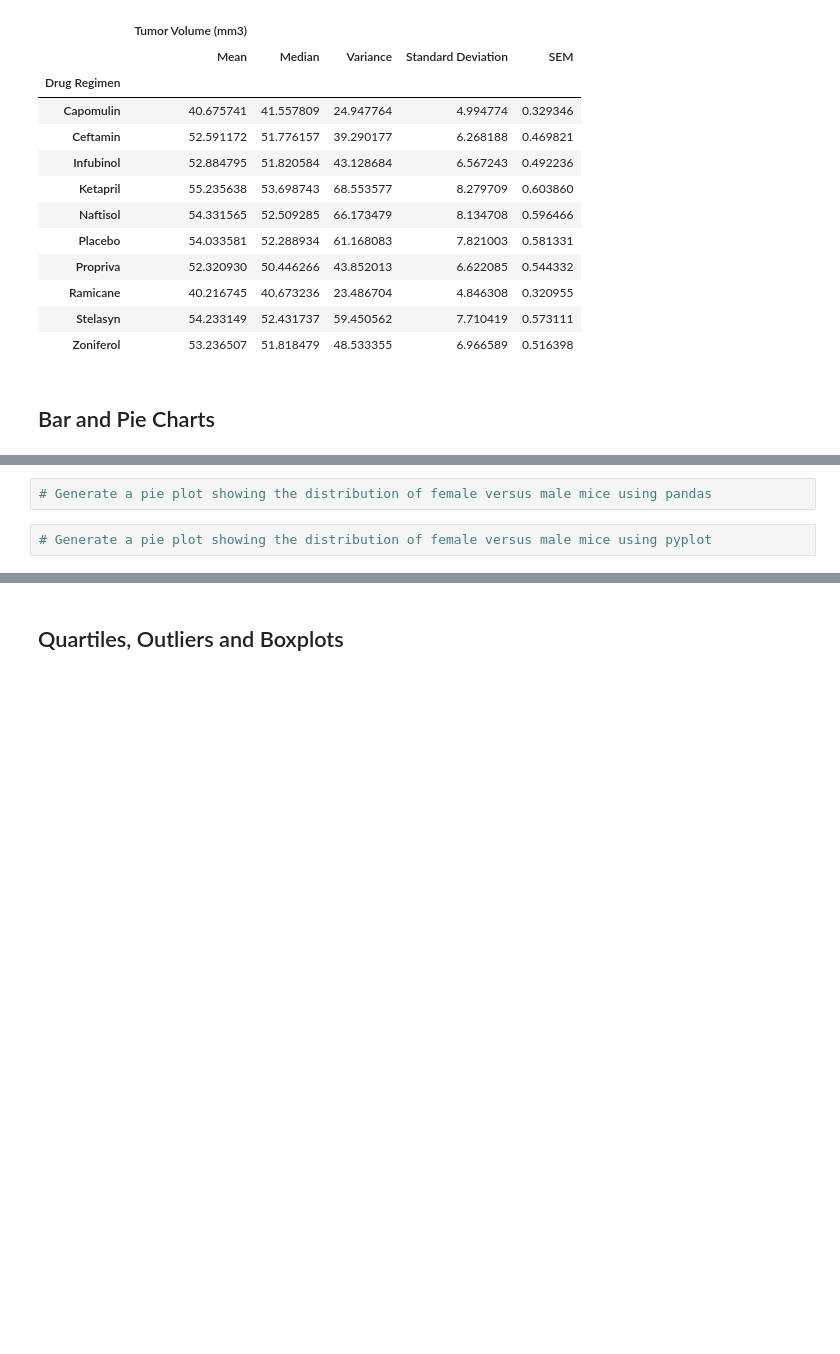
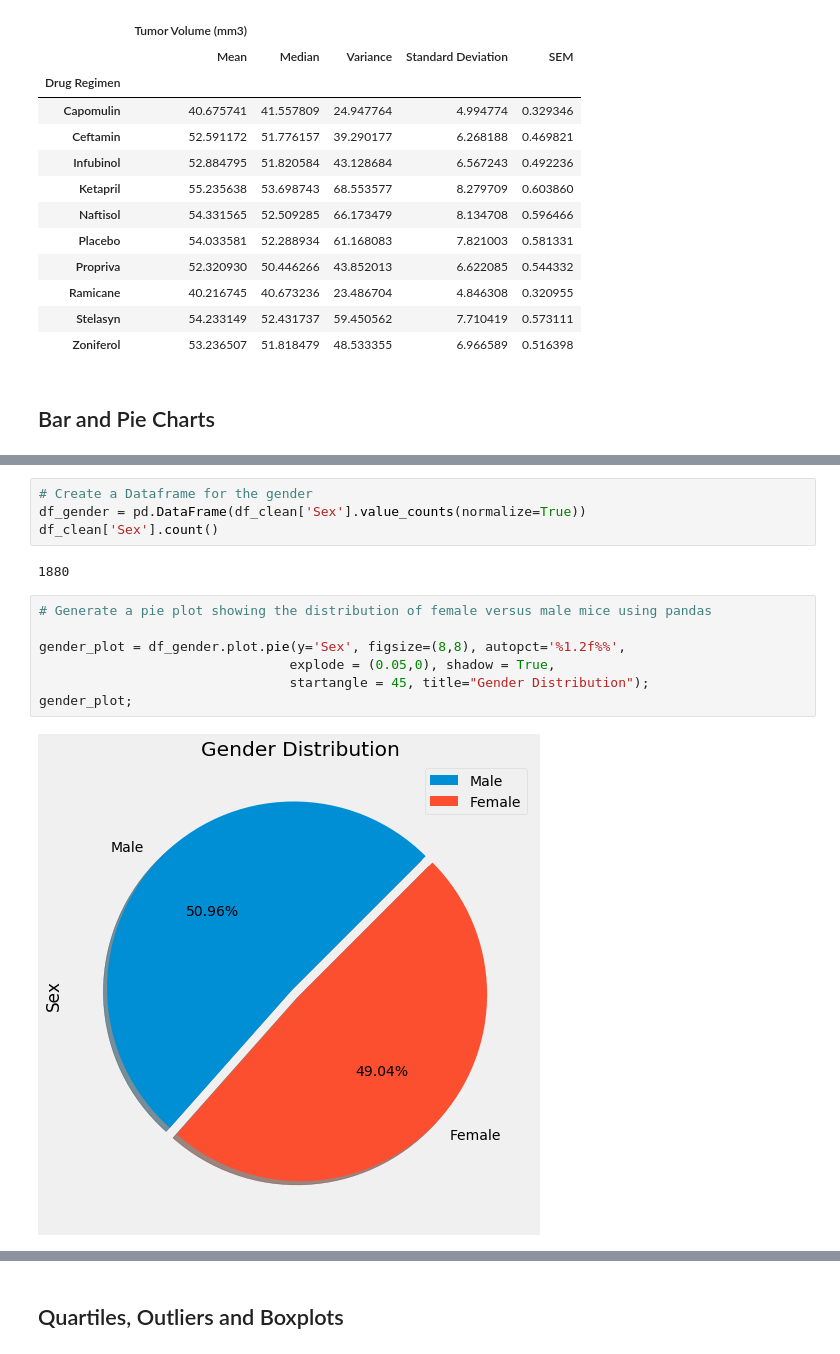
Before and after one commit to MichRisu/matplotlib-challenge, a Jupyter notebook: Pymaceuticals/pymaceuticals_starter.ipynb, the cells around one changed output, grey strips where cells are left out. Saved outputs shown, nothing was run; the diff lists cells and outputs as text; blank space fills up the shorter version.

```diff
--- a/Pymaceuticals/pymaceuticals_starter.ipynb
+++ b/Pymaceuticals/pymaceuticals_starter.ipynb
@@ -173,4 +167,15 @@ TypeError: bar() missing 1 required positional argument: 'height'
+# %%
+# Create a Dataframe for the gender
+df_gender = pd.DataFrame(df_clean['Sex'].value_counts(normalize=True))
+df_clean['Sex'].count()
+# %% [output]
+1880
 # %%
 # Generate a pie plot showing the distribution of female versus male mice using pandas
+
+gender_plot = df_gender.plot.pie(y='Sex', figsize=(8,8), autopct='%1.2f%%',
+                                explode = (0.05,0), shadow = True,
+                                startangle = 45, title="Gender Distribution");
+gender_plot;
+# %% [output]
+[figure, added]
-# %%
-# Generate a pie plot showing the distribution of female versus male mice using pyplot
```
Also changed, not shown: parts of 7 cells of this notebook.
